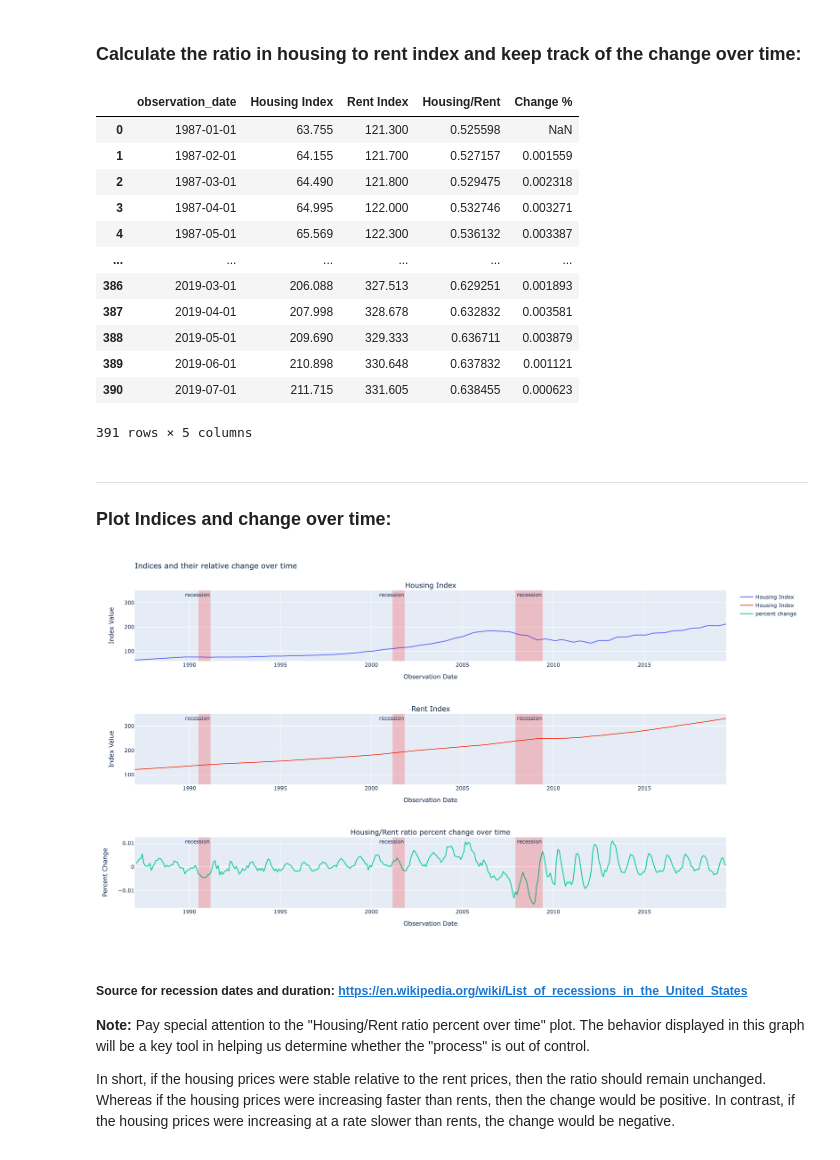
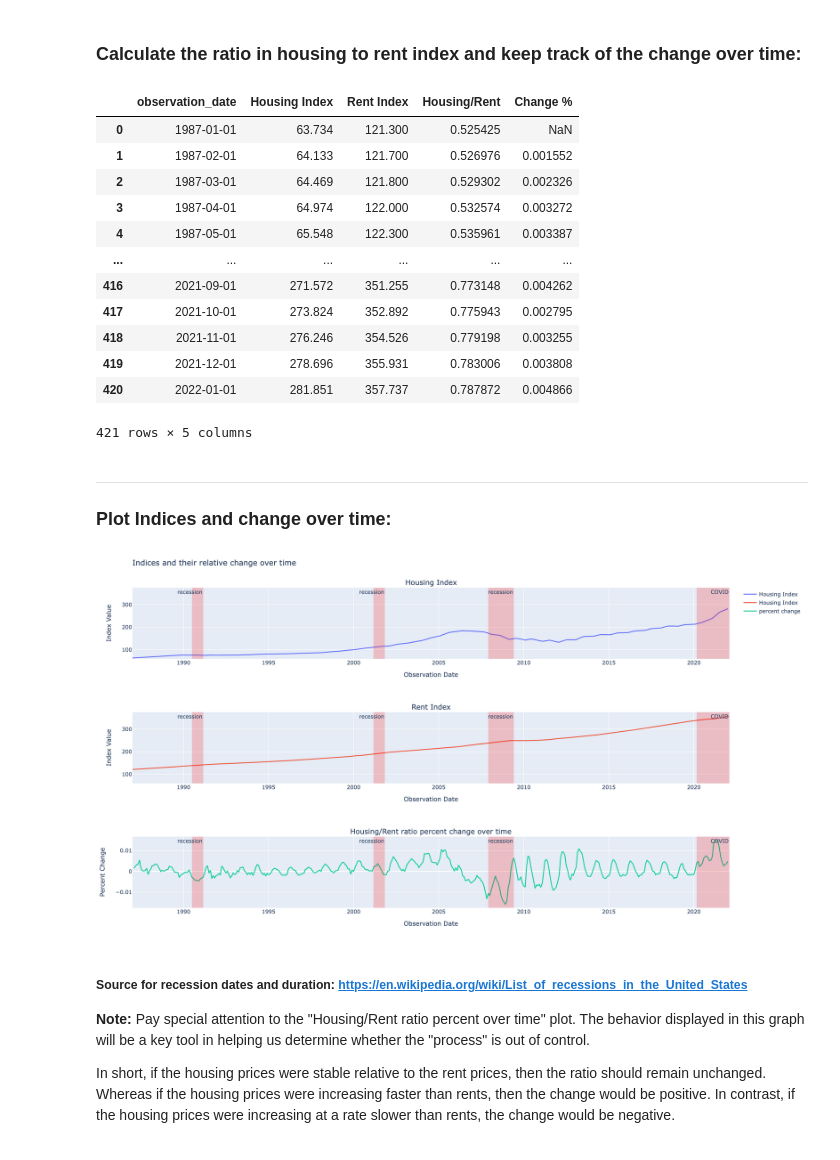
Before and after one commit to Walter-Ullon/analytics-stories, a Jupyter notebook: Chapter 27 - Recession Indicators/recession_indicators.ipynb, the cells around one changed output. Drawn from its saved outputs; the diff is of its cells as text; code cells hidden in the pictures.

```diff
--- a/Chapter 27 - Recession Indicators/recession_indicators.ipynb
+++ b/Chapter 27 - Recession Indicators/recession_indicators.ipynb
@@ -52,5 +53,11 @@ Image(filename='./images/quote.png', width=800)
 # %%
-housing_df = pd.read_excel('HousingNew.xlsx', header=10).iloc[0:391, 0:3]
+# original dataset used in the book:
+# housing_df = pd.read_excel('HousingNew.xlsx', header=10).iloc[0:391, 0:3]
+
+# up-to-date dataset (January-2022):
+housing_df = pd.read_excel('HousingNew.xlsx', sheet_name='up-to-date')
+
+# rename columns:
 housing_df.rename(columns={'CSUSHPINSA': 'Housing Index', 'Rent': 'Rent Index'}, inplace=True)
 housing_df
 # %% [output]
@@ -80,18 +87,18 @@ housing_df['Change %'] = housing_df['Housing/Rent'] - housing_df['Housing/Rent']
 housing_df
 # %% [output]
 |  | observation_date | Housing Index | Rent Index | Housing/Rent | Change % |
-| 0 | 1987-01-01 | 63.755 | 121.300 | 0.525598 | NaN |
-| 1 | 1987-02-01 | 64.155 | 121.700 | 0.527157 | 0.001559 |
-| 2 | 1987-03-01 | 64.490 | 121.800 | 0.529475 | 0.002318 |
-| 3 | 1987-04-01 | 64.995 | 122.000 | 0.532746 | 0.003271 |
-| 4 | 1987-05-01 | 65.569 | 122.300 | 0.536132 | 0.003387 |
+| 0 | 1987-01-01 | 63.734 | 121.300 | 0.525425 | NaN |
+| 1 | 1987-02-01 | 64.133 | 121.700 | 0.526976 | 0.001552 |
+| 2 | 1987-03-01 | 64.469 | 121.800 | 0.529302 | 0.002326 |
+| 3 | 1987-04-01 | 64.974 | 122.000 | 0.532574 | 0.003272 |
+| 4 | 1987-05-01 | 65.548 | 122.300 | 0.535961 | 0.003387 |
 | ... | ... | ... | ... | ... | ... |
-| 386 | 2019-03-01 | 206.088 | 327.513 | 0.629251 | 0.001893 |
-| 387 | 2019-04-01 | 207.998 | 328.678 | 0.632832 | 0.003581 |
-| 388 | 2019-05-01 | 209.690 | 329.333 | 0.636711 | 0.003879 |
-| 389 | 2019-06-01 | 210.898 | 330.648 | 0.637832 | 0.001121 |
-| 390 | 2019-07-01 | 211.715 | 331.605 | 0.638455 | 0.000623 |
+| 416 | 2021-09-01 | 271.572 | 351.255 | 0.773148 | 0.004262 |
+| 417 | 2021-10-01 | 273.824 | 352.892 | 0.775943 | 0.002795 |
+| 418 | 2021-11-01 | 276.246 | 354.526 | 0.779198 | 0.003255 |
+| 419 | 2021-12-01 | 278.696 | 355.931 | 0.783006 | 0.003808 |
+| 420 | 2022-01-01 | 281.851 | 357.737 | 0.787872 | 0.004866 |
-391 rows × 5 columns
+421 rows × 5 columns
 # %% [markdown]
 ---
 ### Plot Indices and change over time:
@@ -110,36 +117,37 @@ change_fig = go.Scatter(x=housing_df['observation_date'], y=housing_df['Change %
 
 # append traces to subplot fig and build it:
 fig.append_trace(housing_fig, row=1, col=1)
 fig.append_trace(rent_fig, row=2, col=1)
 fig.append_trace(change_fig, row=3, col=1)
 
 # Update xaxis properties
 fig.update_xaxes(title_text="Observation Date", row=1, col=1)
 fig.update_xaxes(title_text="Observation Date", row=2, col=1)
 fig.update_xaxes(title_text="Observation Date", row=3, col=1)
 
 
 # Update yaxis properties
-fig.update_yaxes(title_text="Index Value", range=[60, 350], row=1, col=1)
-fig.update_yaxes(title_text="Index Value", range=[60, 350], row=2, col=1)
+fig.update_yaxes(title_text="Index Value", range=[60, 375], row=1, col=1)
+fig.update_yaxes(title_text="Index Value", range=[60, 375], row=2, col=1)
 fig.update_yaxes(title_text="Percent Change", row=3, col=1)
 
 # show periods of recession:
+fig.add_vrect(x0='2020-03-01', x1='2022-02-01', line_width=0, fillcolor="red", opacity=0.2, annotation_text="COVID")
 fig.add_vrect(x0='2007-12-01', x1='2009-06-01', line_width=0, fillcolor="red", opacity=0.2, annotation_text="recession")
 fig.add_vrect(x0='2001-03-01', x1='2001-11-01', line_width=0, fillcolor="red", opacity=0.2, annotation_text="recession")
 fig.add_vrect(x0='1990-07-01', x1='1991-03-01', line_width=0, fillcolor="red", opacity=0.2, annotation_text="recession")
 
 # layout:
 fig.update_layout(
         height=900,
         width=1600,
         title_text='Indices and their relative change over time'
     )
 
 fig
 Image(filename='./images/indices.png', width=1600)
 # %% [output]
-[figure, old version]
+[figure, new version]
 # %% [markdown]
 ##### Source for recession dates and duration: https://en.wikipedia.org/wiki/List_of_recessions_in_the_United_States
 
```
Also changed, not shown: parts of 12 cells of this notebook, 10 other files.
